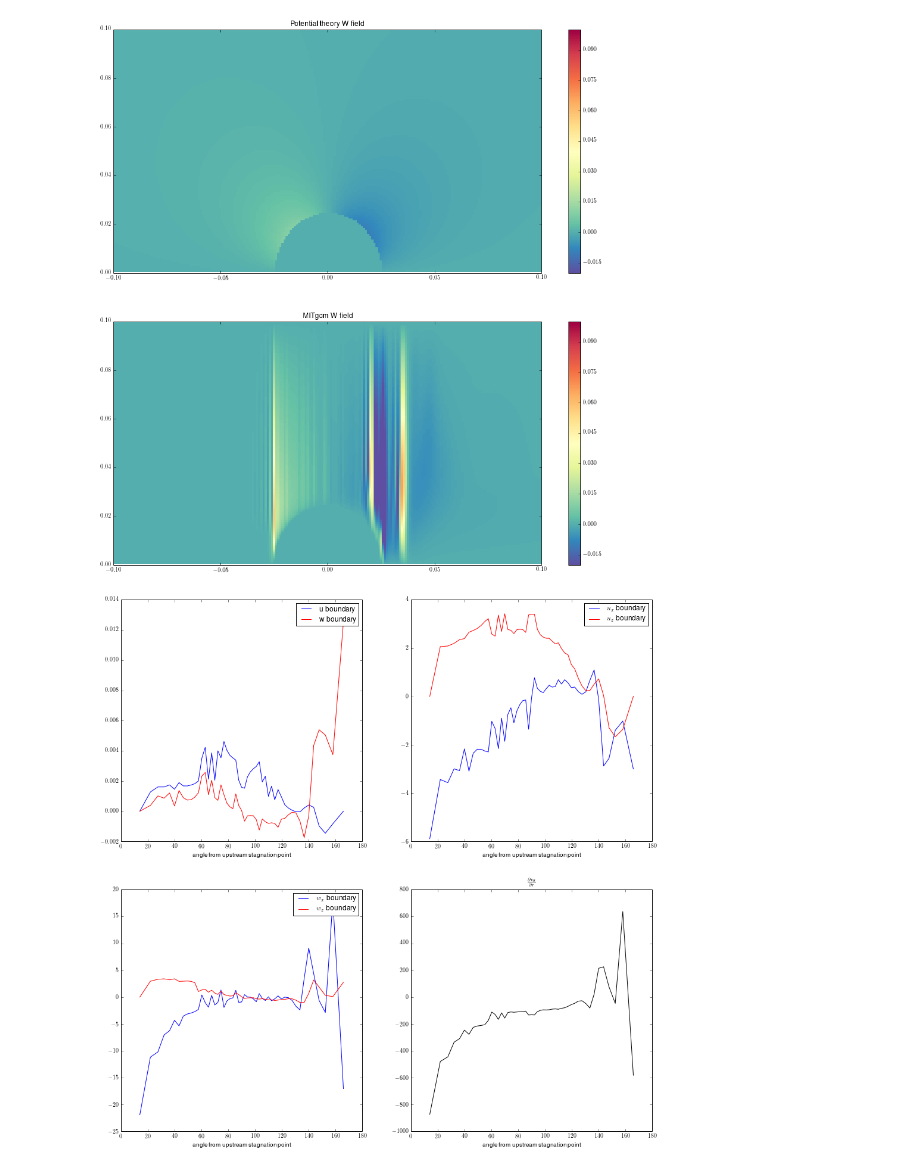
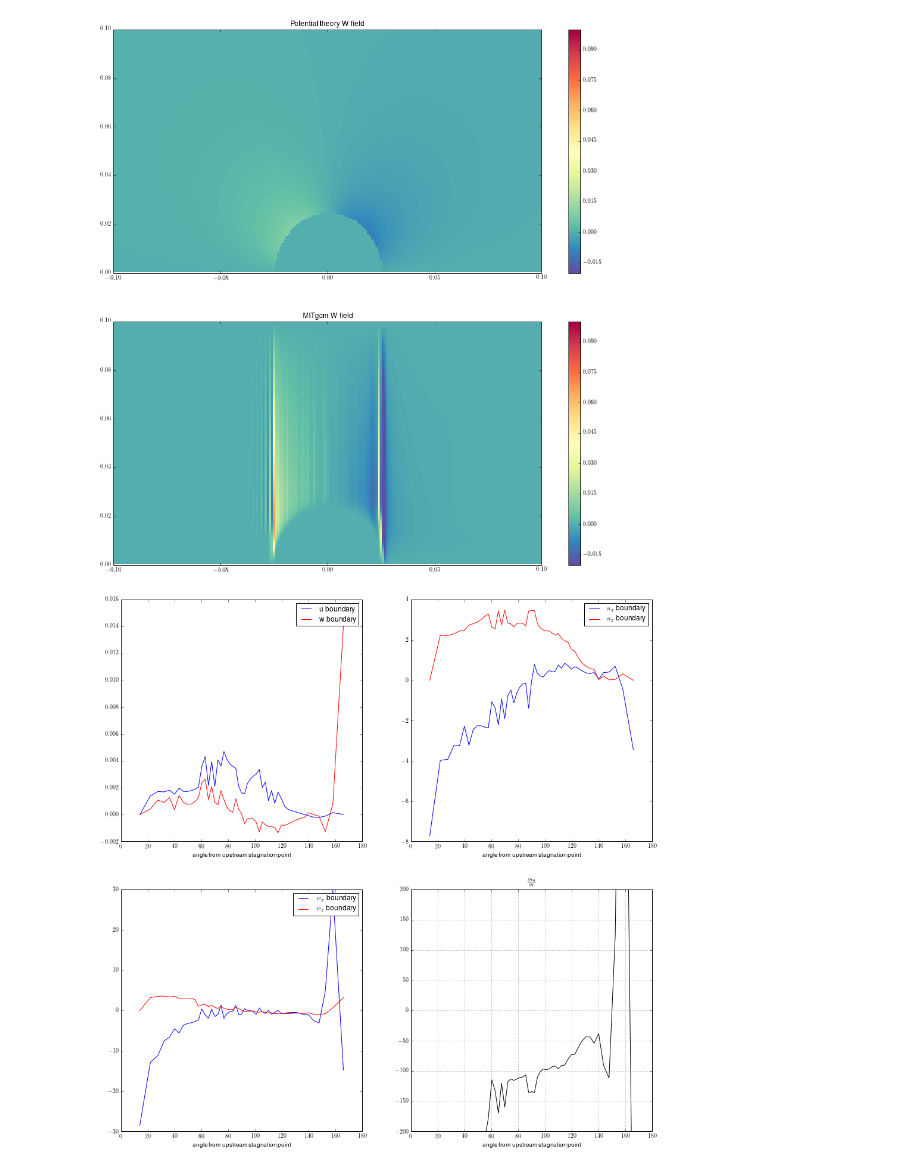
Before and after one commit to UBC-MOAD/flow_separation, a Jupyter notebook: notebooks_2D_runs/view_flow_over_cylinder.ipynb, the cells around one changed output. Drawn from its saved outputs; the diff is of its cells as text; code cells hidden in the pictures.

```diff
--- a/notebooks_2D_runs/view_flow_over_cylinder.ipynb
+++ b/notebooks_2D_runs/view_flow_over_cylinder.ipynb
@@ -15,7 +15,7 @@ rc('text', usetex=True)
 %matplotlib inline
 # %%
 _dir = '../../CylinderNx1024Nz128/'
-outnum=20000;
+outnum=80000;
 U=np.squeeze(rdmds(_dir+'U',outnum))
 X=np.squeeze(rdmds(_dir+'XG'))-0.5;
 Z=np.squeeze(rdmds(_dir+'RC'))+0.1;
@@ -104,7 +88,7 @@ plt.ylim((0,0.1))
 plt.title('MITgcm W field')
 plt.show();
 # %% [output]
-[figure, old version]
+[figure, new version]
 # %%
 def find_dvtheta_dr(x,z,u,w,ux,uz,wx,wz):
     return -(-wx*x**2+x*w-x*z*wz+x*z*ux-z*u+z**2*uz)/(x**2+z**2)**(1.5)
@@ -145,29 +129,31 @@ for itr,ii in enumerate(X):
 # %%
 pylab.rcParams['figure.figsize'] = (16,16)
 
 plt.subplot(2,2,1)
 plt.plot(theta_bd,u_bd,'-b')
 plt.plot(theta_bd,w_bd,'-r')
 plt.xlabel('angle from upstream stagnation point')
 plt.legend(('u boundary','w boundary'))
 
 plt.subplot(2,2,2)
 plt.plot(theta_bd,ux_bd,'-b')
 plt.plot(theta_bd,uz_bd,'-r')
 plt.xlabel('angle from upstream stagnation point')
 plt.legend(('$u_x$ boundary','$u_z$ boundary'))
 
 plt.subplot(2,2,3)
 plt.plot(theta_bd,wx_bd,'-b')
 plt.plot(theta_bd,wz_bd,'-r')
 plt.xlabel('angle from upstream stagnation point')
 plt.legend(('$w_x$ boundary','$w_z$ boundary'))
 
 plt.subplot(2,2,4)
 plt.plot(theta_bd,dvtheta_dr_bd,'-k')
 plt.xlabel('angle from upstream stagnation point')
+plt.ylim((-200,200))
+plt.grid()
 plt.title(r'$\frac{\partial v_{\theta}}{\partial r}$')
 
 plt.show()
 # %% [output]
-[figure, old version]
+[figure, new version]
```
Also changed, not shown: parts of 3 cells of this notebook.
